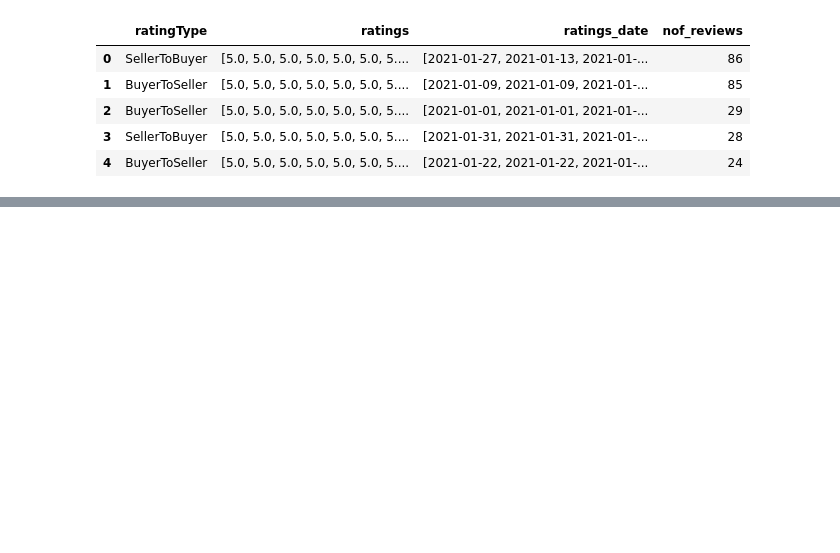
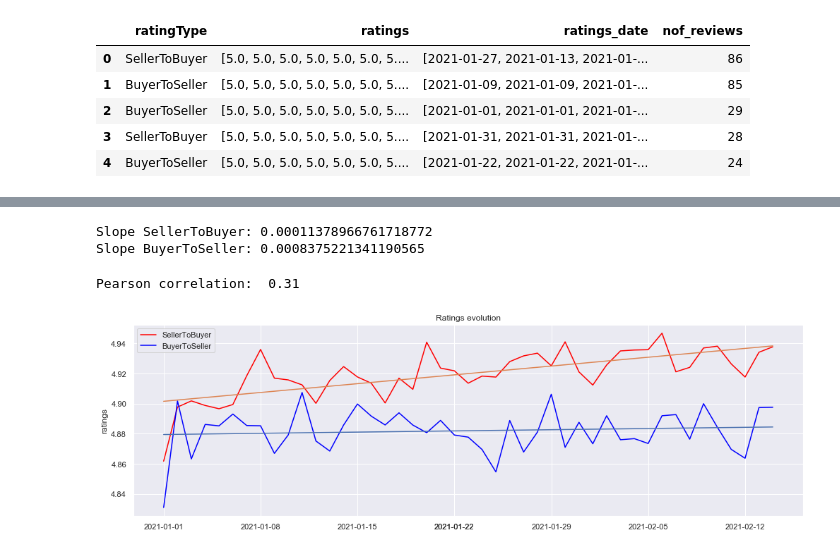
Before and after one commit to rguiradog/Clases, a Jupyter notebook: Adevinta.ipynb, the cells around one changed output, grey strips where cells are left out. Drawn from its saved outputs; the diff is of its cells as text; code cells hidden in the pictures; blank space fills up the shorter version.

```diff
--- a/Adevinta.ipynb
+++ b/Adevinta.ipynb
@@ -197,0 +378,3 @@ df_1.head()
+# %%
+# Creation of the feature week_day {1:'Monday';...;7:'Sunday'}
+df_2['week_day'] = df_2['ratings_date'].apply(lambda x:datetime.isoweekday(x))
@@ -197,0 +402,11 @@ df_1.head()
+# %%
+# Group of ratings average per day and ratingType
+ratings_por_fecha = pd.pivot_table(df_2,
+               values='ratings',
+               index='ratings_date',
+               columns='ratingType',
+               aggfunc=['mean','count'],
+               margins=False
+               )
+
+ratings_por_fecha
@@ -197,0 +433,32 @@ df_1.head()
+# %%
+# Simple linear regression to find trends
+coefficients, residuals, _, _, _ = np.polyfit(range(len(ratings_por_fecha.index)),
+                                              ratings_por_fecha.iloc[:,0:2],
+                                              1,
+                                              full=True)
+
+print('Slope SellerToBuyer:', str(coefficients[0,0]),'\nSlope BuyerToSeller:',str(coefficients[0,1]))
+# %% [output]
+Slope SellerToBuyer: 0.00011378966761718772
+Slope BuyerToSeller: 0.0008375221341190565
+# %%
+# Correlation between BuyerToSeller and SellerToBuyer rating average per day
+pearson = ratings_por_fecha.iloc[:,0].corr(ratings_por_fecha.iloc[:,1], method='pearson')
+print('Pearson correlation: ', round(pearson,2))
+# %% [output]
+Pearson correlation:  0.31
+# %%
+# Evolución de la puntuación promedio diaria según tipo de puntuación
+
+plt.figure(figsize=(17, 5))
+plt.plot(ratings_por_fecha.index.astype(str), ratings_por_fecha['mean','SellerToBuyer'], label='SellerToBuyer', color='red')
+plt.plot(ratings_por_fecha.index.astype(str), ratings_por_fecha['mean','BuyerToSeller'], label='BuyerToSeller', color='blue')
+plt.title('Ratings evolution')
+plt.ylabel('ratings')
+values = ['2021-01-01','2021-01-08','2021-01-15','2021-01-22','2021-01-22','2021-01-29','2021-02-05','2021-02-12']
+plt.xticks(values)
+plt.plot([coefficients[0]*x + coefficients[1] for x in range(len(ratings_por_fecha))])
+plt.legend()
+plt.show()
+# %% [output]
+[figure, added]
```
Also changed, not shown: parts of 84 cells of this notebook.
